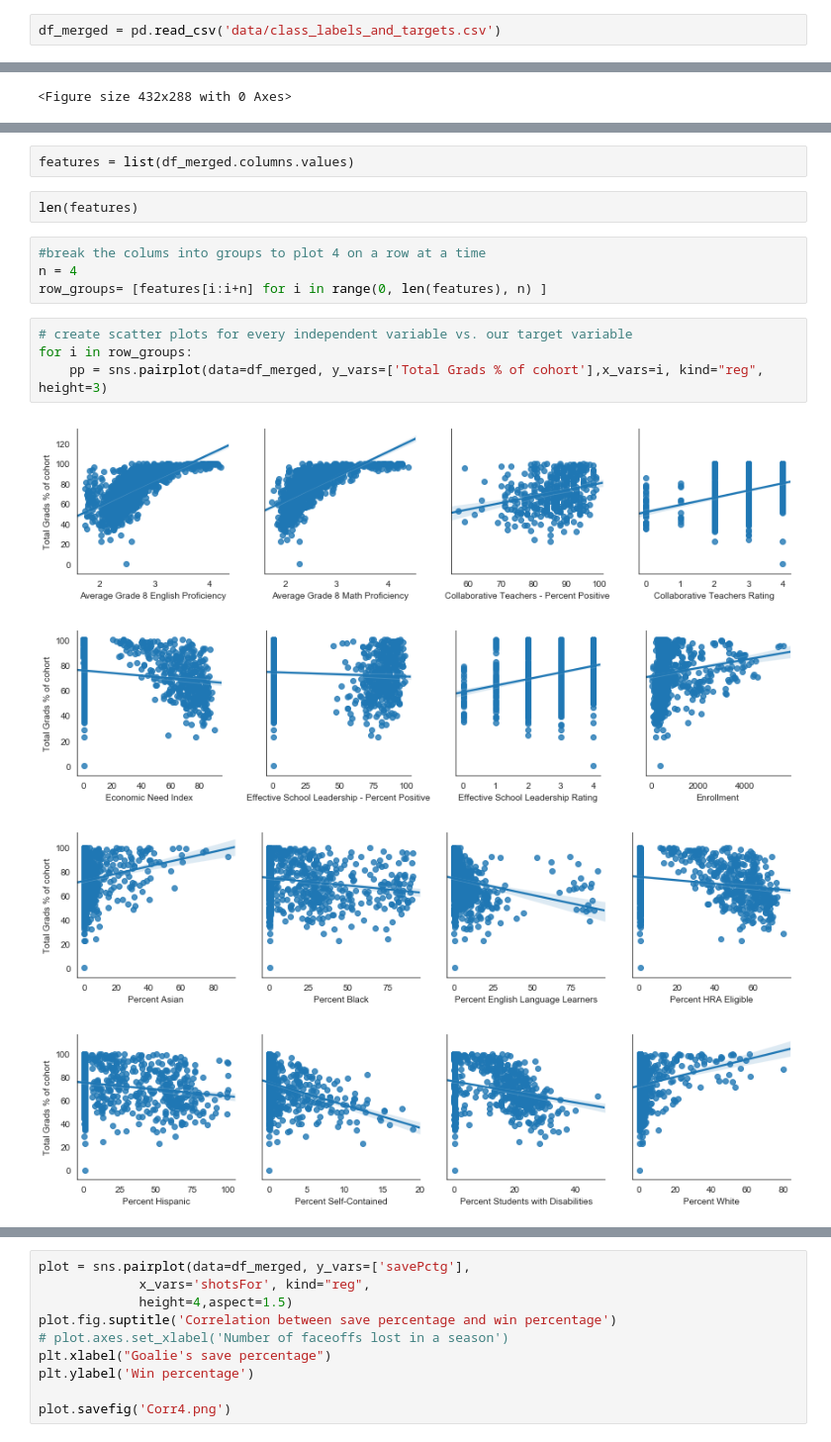
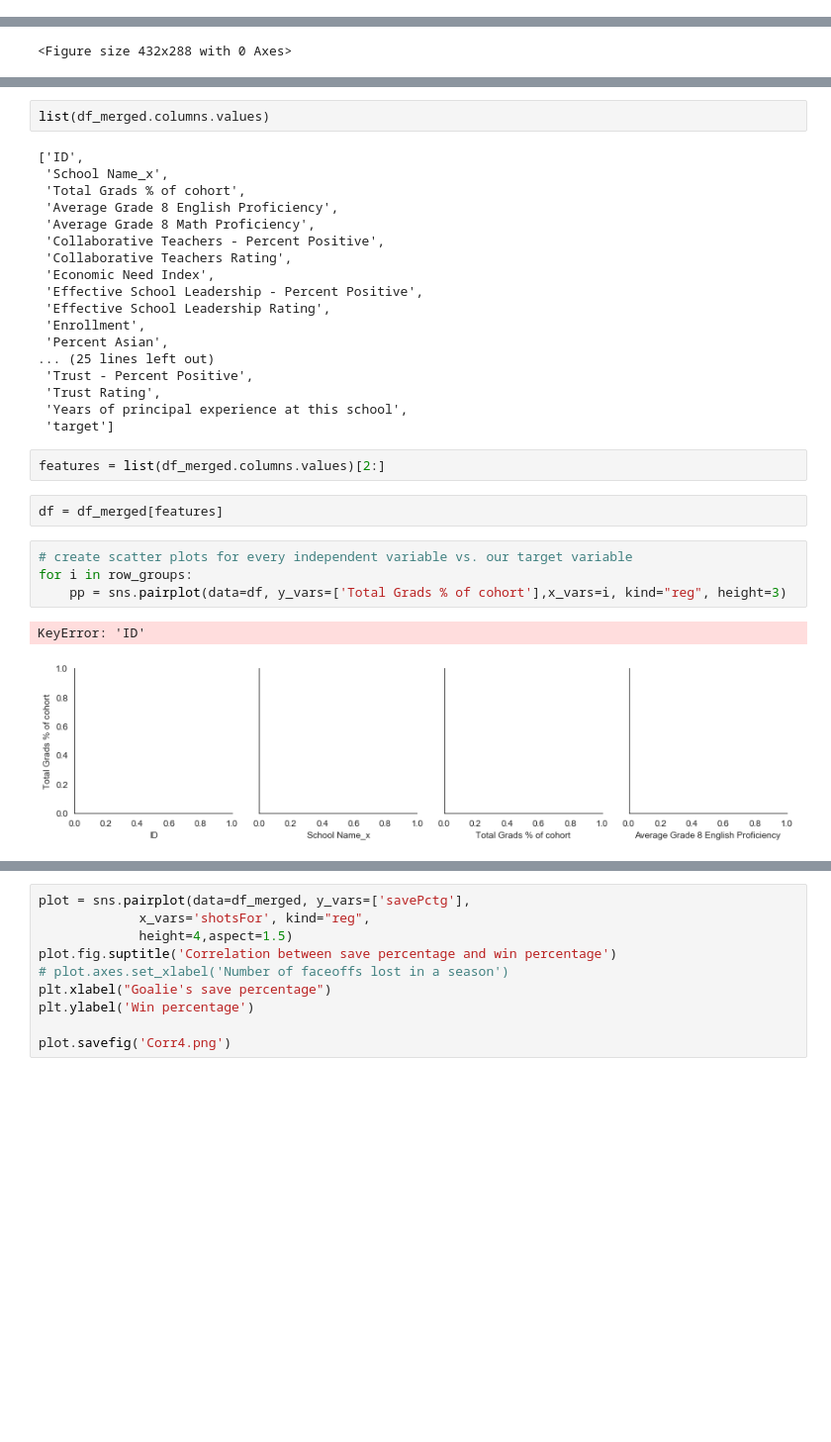
Before and after one commit to markabrennan/NYC-HS-Success, a Jupyter notebook: NYC-HS-Success-EDA+Model.ipynb, the cells around one changed output, grey strips where cells are left out. Shown at 99% size. Drawn from its saved outputs; the diff is of its cells as text; blank space fills up the shorter version.

```diff
--- a/NYC-HS-Success-EDA+Model.ipynb
+++ b/NYC-HS-Success-EDA+Model.ipynb
@@ -362,2 +339,0 @@ len(df_merged)
-# %%
-df_merged = pd.read_csv('data/class_labels_and_targets.csv')
@@ -464,17 +397,31 @@ len(bad_labels)
+# %%
+list(df_merged.columns.values)
+# %% [output]
+['ID',
+ 'School Name_x',
+ 'Total Grads % of cohort',
+ 'Average Grade 8 English Proficiency',
+ 'Average Grade 8 Math Proficiency',
+ 'Collaborative Teachers - Percent Positive',
+ 'Collaborative Teachers Rating',
+ 'Economic Need Index',
+ 'Effective School Leadership - Percent Positive',
+ 'Effective School Leadership Rating',
+ 'Enrollment',
+ 'Percent Asian',
+... (25 lines left out)
+ 'Trust - Percent Positive',
+ 'Trust Rating',
+ 'Years of principal experience at this school',
+ 'target']
 # %%
-features = list(df_merged.columns.values)
+features = list(df_merged.columns.values)[2:]
-# %%
-len(features)
-# %%
-#break the colums into groups to plot 4 on a row at a time
-n = 4
-row_groups= [features[i:i+n] for i in range(0, len(features), n) ]
+# %%
+df = df_merged[features]
 # %%
 # create scatter plots for every independent variable vs. our target variable
 for i in row_groups:
-    pp = sns.pairplot(data=df_merged, y_vars=['Total Grads % of cohort'],x_vars=i, kind="reg", height=3)
+    pp = sns.pairplot(data=df, y_vars=['Total Grads % of cohort'],x_vars=i, kind="reg", height=3)
 # %% [output]
+KeyError: 'ID'
-[figure, old version]
+[figure, new version]
-[figure, removed]
-[figure, removed]
-[figure, removed]
```
Also changed, not shown: parts of 25 cells of this notebook, 1 other file.
